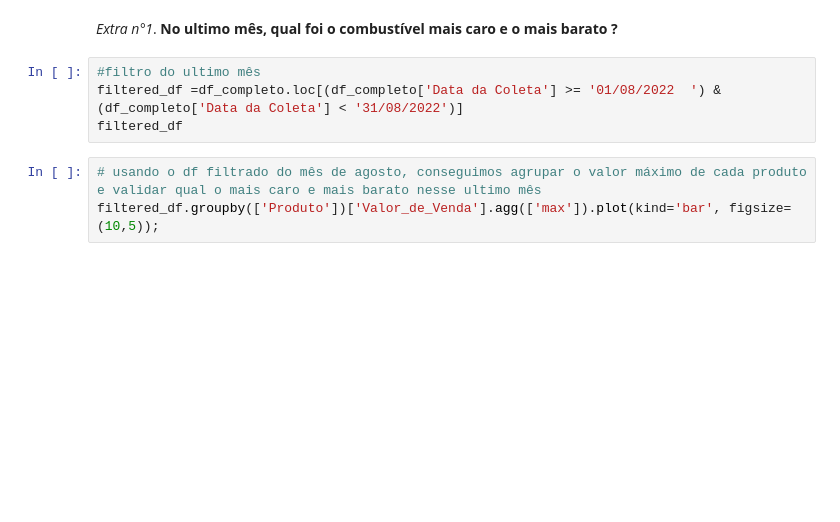
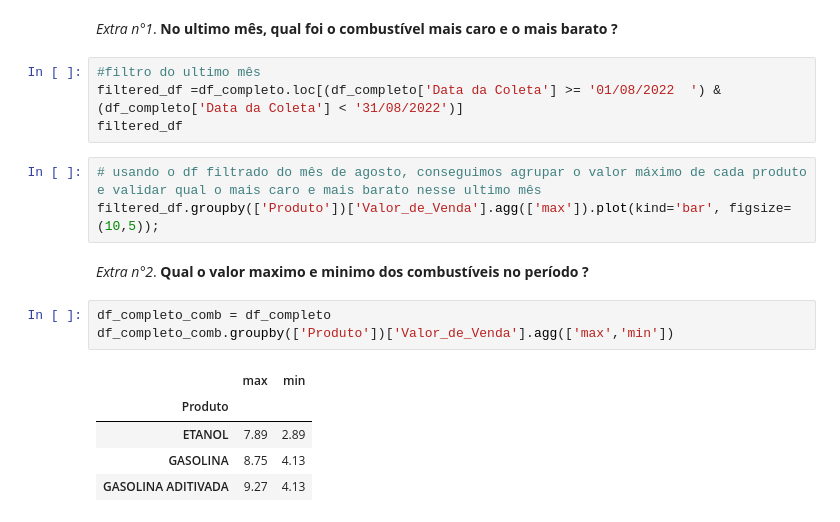
Before and after one commit to gustavovarella/Projeto_m4, a Jupyter notebook: PROJETO_M4.ipynb, the cells around one changed output. Cells and saved outputs as stored; diff of their text form; blank space fills up the shorter version.

```diff
--- a/PROJETO_M4.ipynb
+++ b/PROJETO_M4.ipynb
@@ -625,3 +626,14 @@ filtered_df
 # %%
 # usando o df filtrado do mês de agosto, conseguimos agrupar o valor máximo de cada produto e validar qual o mais caro e mais barato nesse ultimo mês
 filtered_df.groupby(['Produto'])['Valor_de_Venda'].agg(['max']).plot(kind='bar', figsize=(10,5));
+# %% [markdown]
+*Extra n°2*. **Qual o valor maximo e minimo dos combustíveis no período ?**
+# %%
+df_completo_comb = df_completo
+df_completo_comb.groupby(['Produto'])['Valor_de_Venda'].agg(['max','min'])
+# %% [output]
+|  | max | min |
+| Produto |  |  |
+| ETANOL | 7.89 | 2.89 |
+| GASOLINA | 8.75 | 4.13 |
+| GASOLINA ADITIVADA | 9.27 | 4.13 |
```
Also changed, not shown: parts of 4 cells of this notebook.
